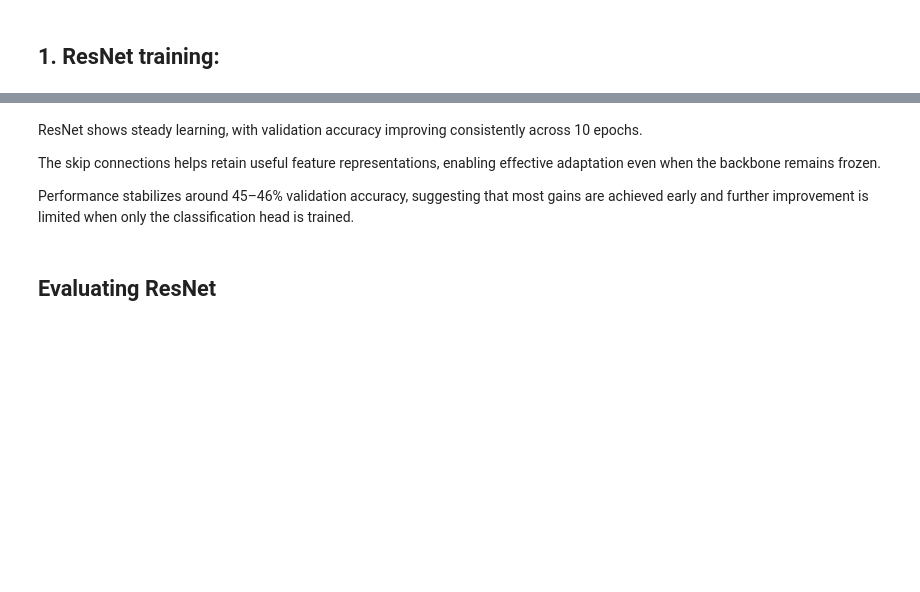
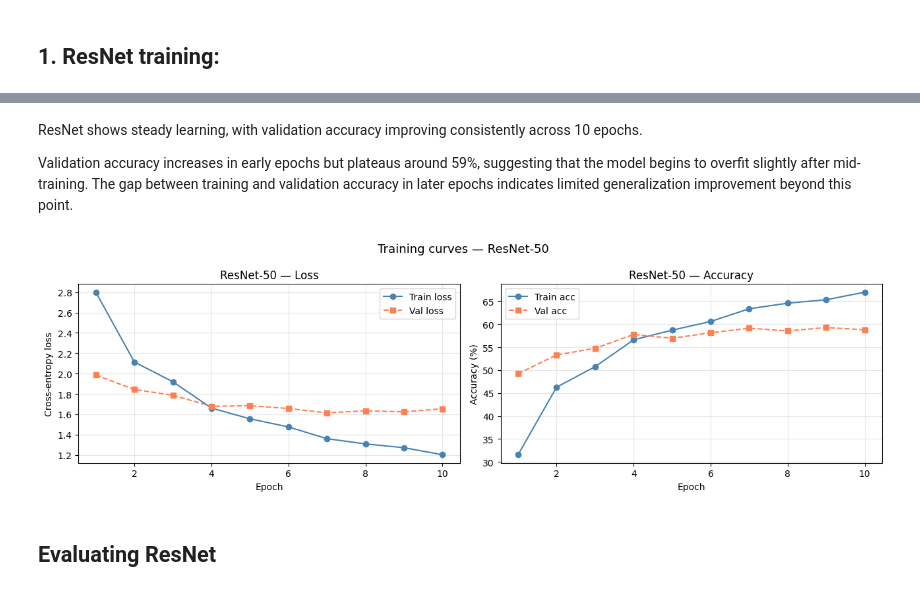
Before and after one commit to shreyashn10/AT2DeepLearning, a Jupyter notebook: PartA.ipynb, the cells around one changed output, grey strips where cells are left out. Drawn from its saved outputs; the diff is of its cells as text; code cells hidden in the pictures; blank space fills up the shorter version.

```diff
--- a/PartA.ipynb
+++ b/PartA.ipynb
@@ -141,3 +256,12 @@ test_loader = DataLoader(test_dataset, batch_size=BATCH_SIZE, shuffle=False)
+# %%
+train_loader = DataLoader(train_dataset, batch_size=BATCH_SIZE, shuffle=True,
+                          num_workers=0, pin_memory=True)
+
+val_loader = DataLoader(val_dataset, batch_size=BATCH_SIZE, shuffle=False,
+                        num_workers=0, pin_memory=True)
+
+test_loader = DataLoader(test_dataset, batch_size=BATCH_SIZE, shuffle=False,
+                         num_workers=0, pin_memory=True)
 # %%
 # Sanity check
 images, labels = next(iter(train_loader))
@@ -161,7 +299,7 @@ Each new head consists of three fully connected layers, allowing the model to ad
 # %%
 def get_model(model_name, num_classes=101):
     if model_name == "resnet":
-        model = models.resnet18(weights=models.ResNet18_Weights.DEFAULT)
+        model = models.resnet50(weights=models.ResNet50_Weights.DEFAULT)
         in_features = model.fc.in_features
 
         # Freeze backbone
@@ -216,6 +354,10 @@ def get_model(model_name, num_classes=101):
     else:
         raise ValueError("Invalid model name")
 
+    trainable = sum(p.numel() for p in model.parameters() if p.requires_grad)
+    total     = sum(p.numel() for p in model.parameters())
+    print(f"[{model_name}] Trainable params: {trainable:,} / {total:,} ({100*trainable/total:.1f}%)")
+
     return model.to(device)
 # %% [markdown]
 Function to call 3 pre-trained models: ResNet, GoogLeNet, or MobileNetV3.
@@ -343,0 +604,9 @@ Epoch [10/10] | Train Loss: 2.6646 | Train Acc: 35.00% | Val Loss: 2.2054 | Val
+# %%
+trained_resnet, resnet_history, resnet_best_acc = train_model(
+    resnet_model,
+    train_loader,
+    val_loader,
+    epochs=10,
+    model_name="ResNet-50",
+    save_path="resnet50_best.pth"
+)
@@ -344,6 +626,4 @@ Epoch [10/10] | Train Loss: 2.6646 | Train Acc: 35.00% | Val Loss: 2.2054 | Val
 # %% [markdown]
 ResNet shows steady learning, with validation accuracy improving consistently across 10 epochs.
 
-The skip connections helps retain useful feature representations, enabling effective adaptation even when the backbone remains frozen.
-
-Performance stabilizes around 45–46% validation accuracy, suggesting that most gains are achieved early and further improvement is limited when only the classification head is trained.
+Validation accuracy increases in early epochs but plateaus around 59%, suggesting that the model begins to overfit slightly after mid-training. The gap between training and validation accuracy in later epochs indicates limited generalization improvement beyond this point.
@@ -372,3 +630,7 @@ def compute_accuracy(model, data_loader):
+# %%
+plot_training_curves(resnet_history, "ResNet-50")
+# %% [output]
+[figure, added]
 # %% [markdown]
 ## Evaluating ResNet
 # %%
```
Also changed, not shown: parts of 43 cells of this notebook, 3 other files.
